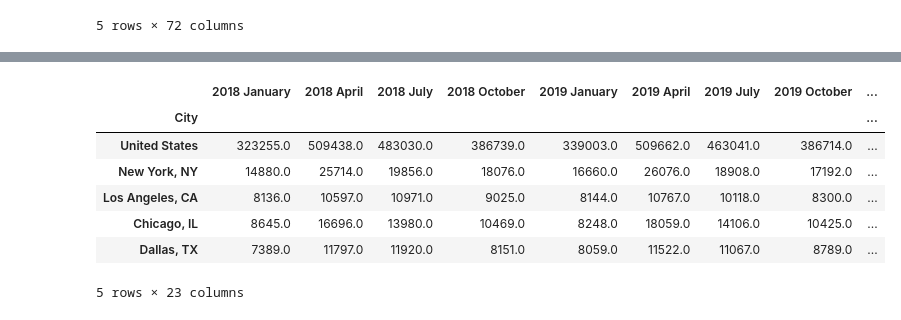
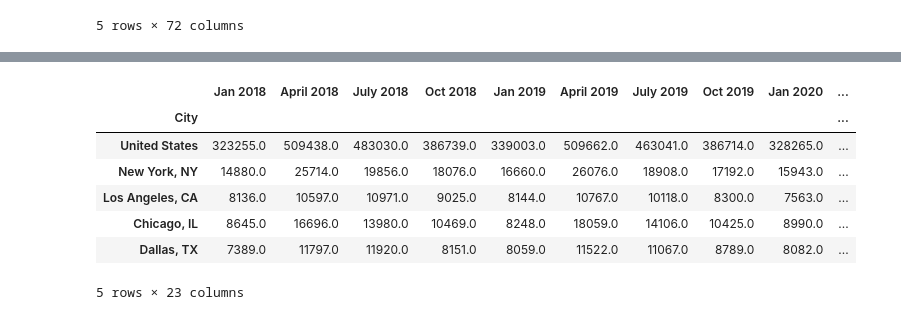
Before and after one commit to n-o-karma/Group3Project1, a Jupyter notebook: Notebooks/new_listings.ipynb, the cells around one changed output, grey strips where cells are left out. Cells and saved outputs as stored; diff of their text form; code cells hidden in the pictures.

```diff
--- a/Notebooks/new_listings.ipynb
+++ b/Notebooks/new_listings.ipynb
@@ -125,61 +125,40 @@ newlistings_df.head()
 5 rows × 72 columns
 # %%
 new_reduced = pd.DataFrame(newlistings_df[["City",
-                                         "2018 January",
-                                         "2018 April",
-
-                                         "2018 July",
-
-                                         "2018 October",
-
-                                         "2019 January",
-
-                                         "2019 April",
-
-                                         "2019 July",
-
-                                         "2019 October",
-
-                                         "2020 January",
-
-                                         "2020 April",
-
-                                         "2020 July",
-
-                                         "2020 October",
-
-                                         "2021 January",
-
-                                         "2021 April",
-
-                                         "2021 July",
-
-                                         "2021 October",
-
-                                         "2022 January",
-
-                                         "2022 April",
-
-                                         "2022 July",
-
-                                         "2022 October",
-
-                                         "2023 January",
-
-                                         "2023 April",
-
-                                         "2023 June"]])
+                                         "Jan 2018",
+                                         "April 2018",
+                                         "July 2018",
+                                         "Oct 2018",
+                                         "Jan 2019",
+                                         "April 2019",
+                                         "July 2019",
+                                         "Oct 2019",
+                                         "Jan 2020",
+                                         "April 2020",
+                                         "July 2020",
+                                         "Oct 2020",
+                                         "Jan 2021",
+                                         "April 2021",
+                                         "July 2021",
+                                         "Oct 2021",
+                                         "Jan 2022",
+                                         "April 2022",
+                                         "July 2022",
+                                         "Oct 2022",
+                                         "Jan 2023",
+                                         "April 2023",
+                                         "June 2023"]])
 
 #Set index to City
 new_reduced = new_reduced.set_index("City")
 new_reduced.head()
 # %% [output]
-|  | 2018 January | 2018 April | 2018 July | 2018 October | 2019 January | 2019 April | 2019 July | 2019 October | ... |
-| City |  |  |  |  |  |  |  |  | ... |
-| United States | 323255.0 | 509438.0 | 483030.0 | 386739.0 | 339003.0 | 509662.0 | 463041.0 | 386714.0 | ... |
-| New York, NY | 14880.0 | 25714.0 | 19856.0 | 18076.0 | 16660.0 | 26076.0 | 18908.0 | 17192.0 | ... |
-| Los Angeles, CA | 8136.0 | 10597.0 | 10971.0 | 9025.0 | 8144.0 | 10767.0 | 10118.0 | 8300.0 | ... |
-| Chicago, IL | 8645.0 | 16696.0 | 13980.0 | 10469.0 | 8248.0 | 18059.0 | 14106.0 | 10425.0 | ... |
-| Dallas, TX | 7389.0 | 11797.0 | 11920.0 | 8151.0 | 8059.0 | 11522.0 | 11067.0 | 8789.0 | ... |
+|  | Jan 2018 | April 2018 | July 2018 | Oct 2018 | Jan 2019 | April 2019 | July 2019 | Oct 2019 | Jan 2020 | ... |
+| City |  |  |  |  |  |  |  |  |  | ... |
+| United States | 323255.0 | 509438.0 | 483030.0 | 386739.0 | 339003.0 | 509662.0 | 463041.0 | 386714.0 | 328265.0 | ... |
+| New York, NY | 14880.0 | 25714.0 | 19856.0 | 18076.0 | 16660.0 | 26076.0 | 18908.0 | 17192.0 | 15943.0 | ... |
+| Los Angeles, CA | 8136.0 | 10597.0 | 10971.0 | 9025.0 | 8144.0 | 10767.0 | 10118.0 | 8300.0 | 7563.0 | ... |
+| Chicago, IL | 8645.0 | 16696.0 | 13980.0 | 10469.0 | 8248.0 | 18059.0 | 14106.0 | 10425.0 | 8990.0 | ... |
+| Dallas, TX | 7389.0 | 11797.0 | 11920.0 | 8151.0 | 8059.0 | 11522.0 | 11067.0 | 8789.0 | 8082.0 | ... |
 5 rows × 23 columns
 # %%
```
Also changed, not shown: parts of 7 cells of this notebook.
